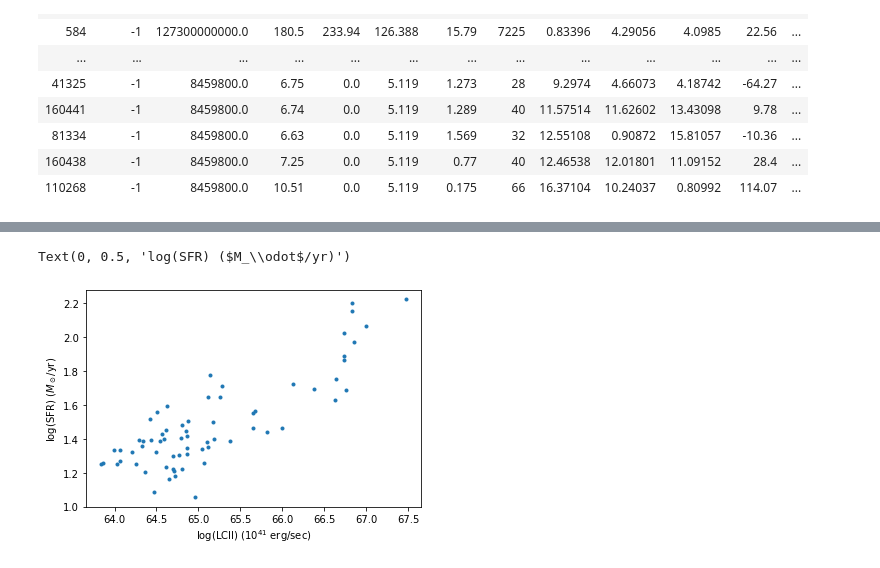
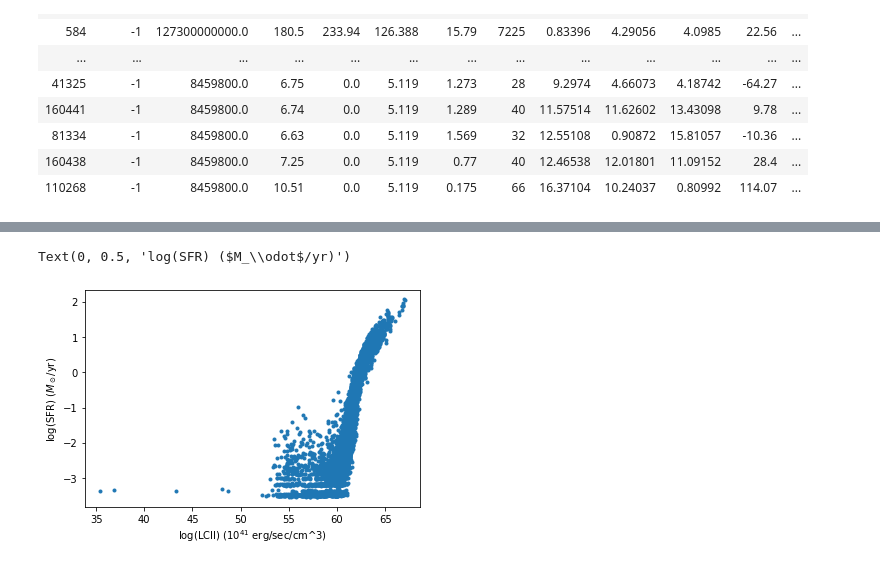
Before and after one commit to cavestruz/croc_CII, a Jupyter notebook: tools/Testing Notebook.ipynb, the cells around one changed output, grey strips where cells are left out. Saved outputs shown, nothing was run; the diff lists cells and outputs as text; code cells hidden in the pictures.

```diff
--- a/tools/Testing Notebook.ipynb
+++ b/tools/Testing Notebook.ipynb
@@ -810,0 +828,4 @@ Table length=67
+# %%
+initial_table = Table.read('/home/rnoorali/Data/rnoorali_turbo/LCII_total_all_halos.txt',format='ascii.commented_header')
+reduced_table = initial_table[initial_table['SFR']!=-0.0123]
+reduced_table
@@ -811,7 +852,7 @@ Table length=67
 # %%
-plt.plot(np.log10(massive_halos['LCII_total_ave']*massive_halos['sphere_vol'])-41.,np.log10(massive_halos['SFR']),'.')
-plt.xlabel(r'log(LCII) ($10^{41}$ erg/sec)')
+plt.plot(np.log10(reduced_table['LCII_total_ave']*reduced_table['sphere_vol'])-41.,np.log10(reduced_table['SFR']),'.')
+plt.xlabel(r'log(LCII) ($10^{41}$ erg/sec/cm^3)')
 plt.ylabel(r'log(SFR) ($M_\odot$/yr)')
 # %% [output]
 Text(0, 0.5, 'log(SFR) ($M_\\odot$/yr)')
-[figure, old version]
+[figure, new version]
```
Also changed, not shown: parts of 10 cells of this notebook, 5 other files.
